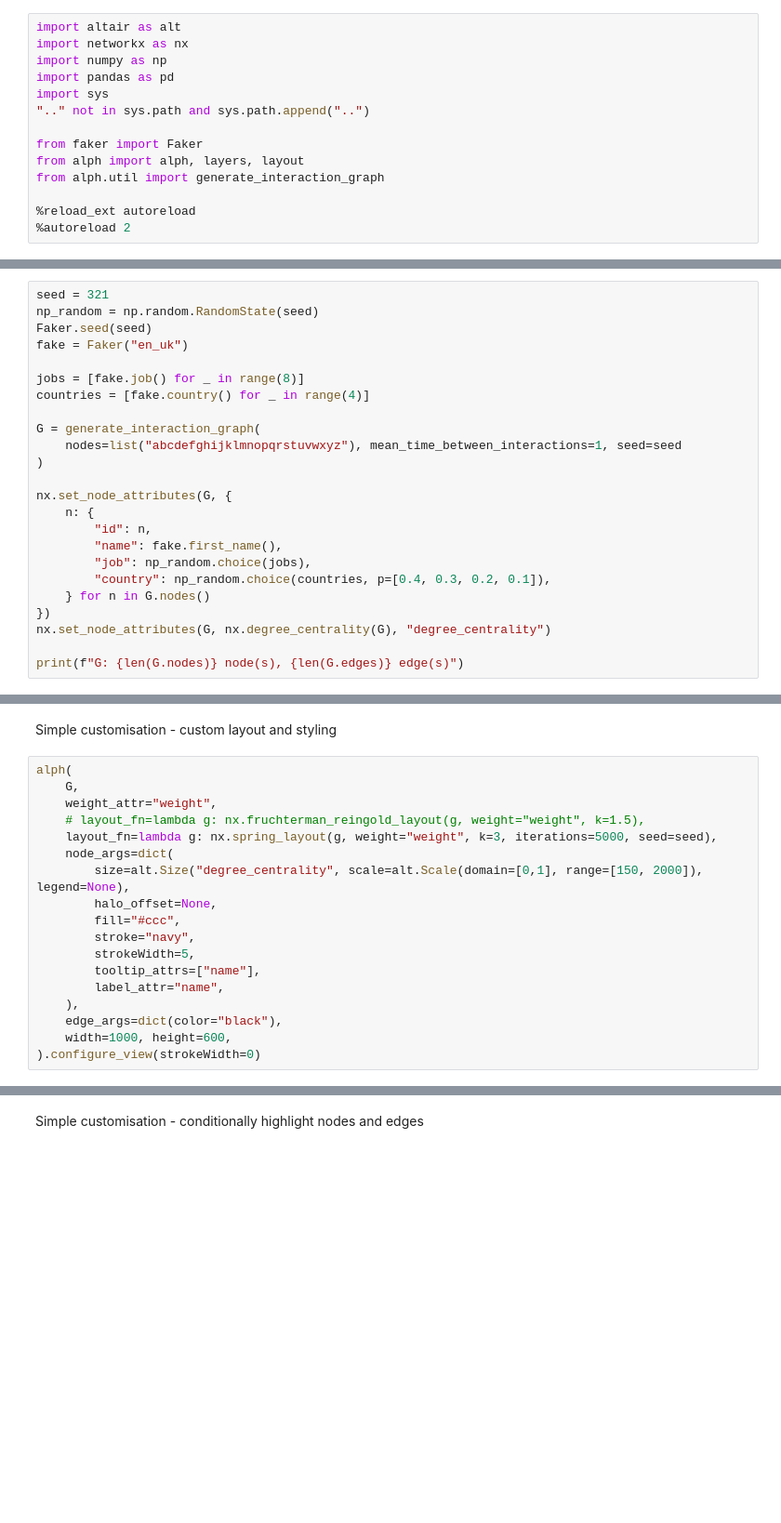
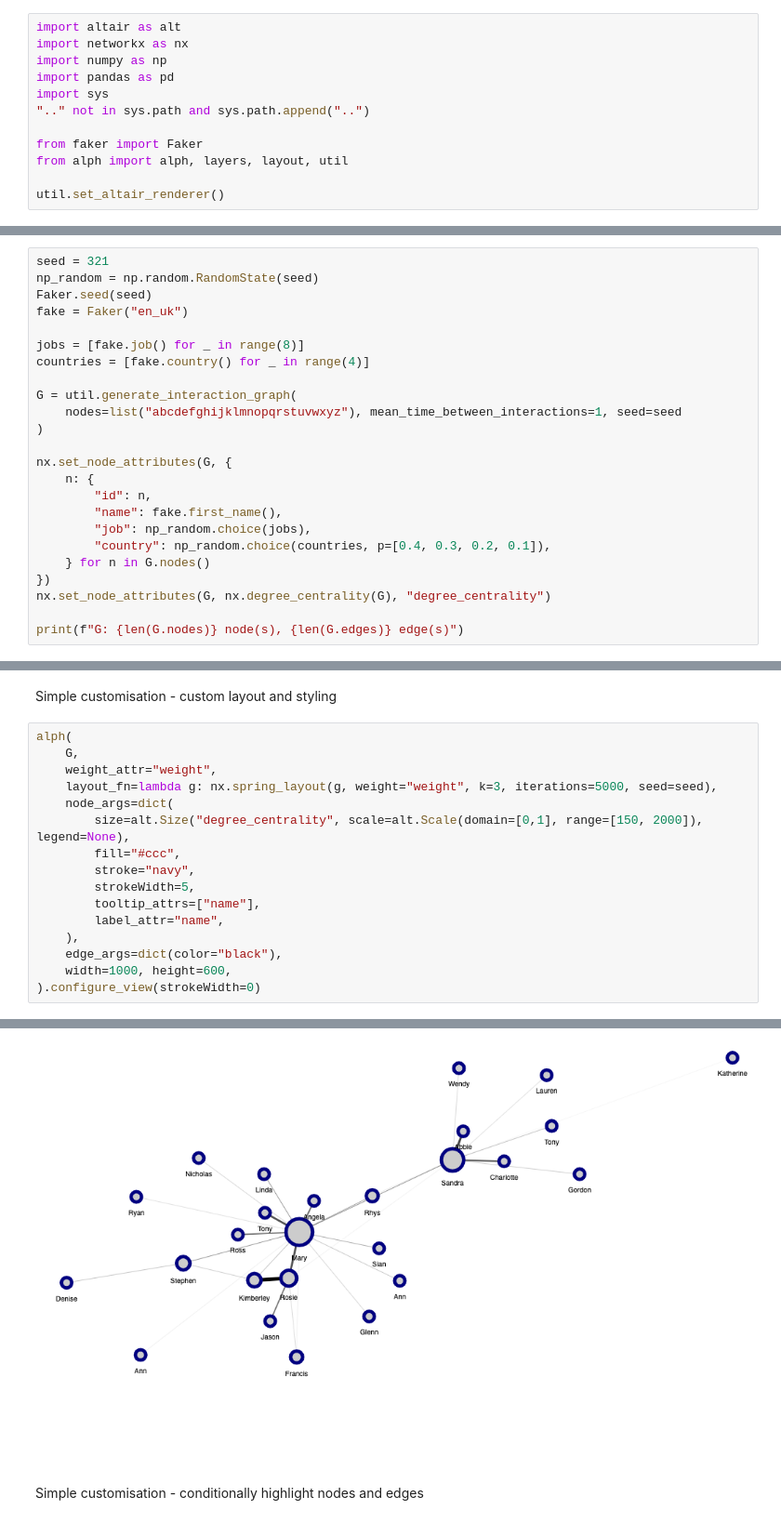
Before and after one commit to connectedcompany/alph, a Jupyter notebook: examples/2_customised.ipynb, the cells around one changed output, grey strips where cells are left out. Shown at 93% size. Drawn from its saved outputs; the diff is of its cells as text; blank space fills up the shorter version.

Commit message:
render preview again

```diff
--- a/examples/2_customised.ipynb
+++ b/examples/2_customised.ipynb
@@ -7,11 +7,9 @@ import sys
 ".." not in sys.path and sys.path.append("..")
 
 from faker import Faker
-from alph import alph, layers, layout
-from alph.util import generate_interaction_graph
+from alph import alph, layers, layout, util
 
-%reload_ext autoreload
-%autoreload 2
+util.set_altair_renderer()
 # %% [markdown]
 Let's generate some data:
 
@@ -28,7 +26,7 @@ fake = Faker("en_uk")
 jobs = [fake.job() for _ in range(8)]
 countries = [fake.country() for _ in range(4)]
 
-G = generate_interaction_graph(
+G = util.generate_interaction_graph(
     nodes=list("abcdefghijklmnopqrstuvwxyz"), mean_time_between_interactions=1, seed=seed
 )
 
@@ -51,11 +49,9 @@ Simple customisation - custom layout and styling
 alph(
     G,
     weight_attr="weight",
-    # layout_fn=lambda g: nx.fruchterman_reingold_layout(g, weight="weight", k=1.5),
     layout_fn=lambda g: nx.spring_layout(g, weight="weight", k=3, iterations=5000, seed=seed),
     node_args=dict(
         size=alt.Size("degree_centrality", scale=alt.Scale(domain=[0,1], range=[150, 2000]), legend=None),
-        halo_offset=None,
         fill="#ccc",
         stroke="navy",
         strokeWidth=5,
@@ -70,3 +65,4 @@ alph(
+[figure, added]
 # %% [markdown]
 Simple customisation - conditionally highlight nodes and edges
 # %%
```
Also changed, not shown: parts of 4 cells of this notebook, 3 other files.
